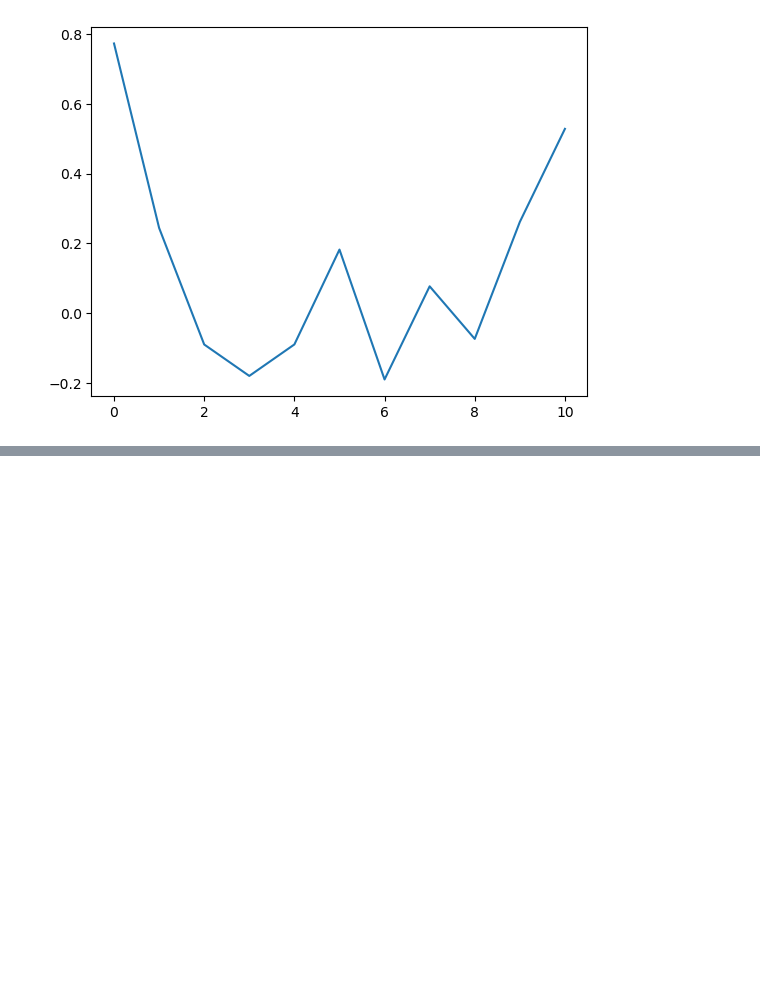
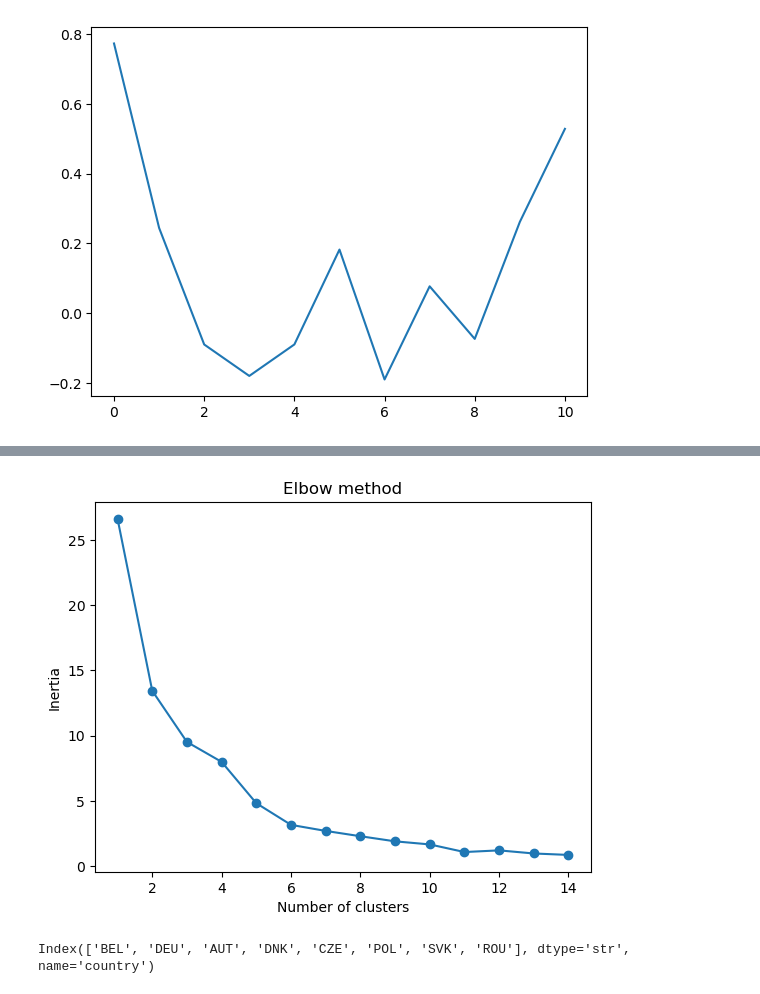
Before and after one commit to 000rla/demand-MFC-jamboree-2026, a Jupyter notebook: clustering.ipynb, the cells around one changed output, grey strips where cells are left out. Saved outputs shown, nothing was run; the diff lists cells and outputs as text; code cells hidden in the pictures; blank space fills up the shorter version.

Commit message:
updated clustering.ipynb -> k-means done

```diff
--- a/clustering.ipynb
+++ b/clustering.ipynb
@@ -59,0 +80,18 @@ new_df.to_csv( "best_coefficients.csv", index = True)
+# %%
+inertias = []
+for i in range(1,15):
+    kmeans = cluster.KMeans(n_clusters=i)
+    kmeans.fit(X_reduced)
+    inertias.append(kmeans.inertia_)
+
+plt.plot(range(1,15), inertias, marker='o')
+plt.title('Elbow method')
+plt.xlabel('Number of clusters')
+plt.ylabel('Inertia')
+plt.show()
+# %% [output]
+[figure, added]
+# %%
+df.index[clustering.labels_ == 2]
+# %% [output]
+Index(['BEL', 'DEU', 'AUT', 'DNK', 'CZE', 'POL', 'SVK', 'ROU'], dtype='str', name='country')
```
Also changed, not shown: parts of 8 cells of this notebook.
